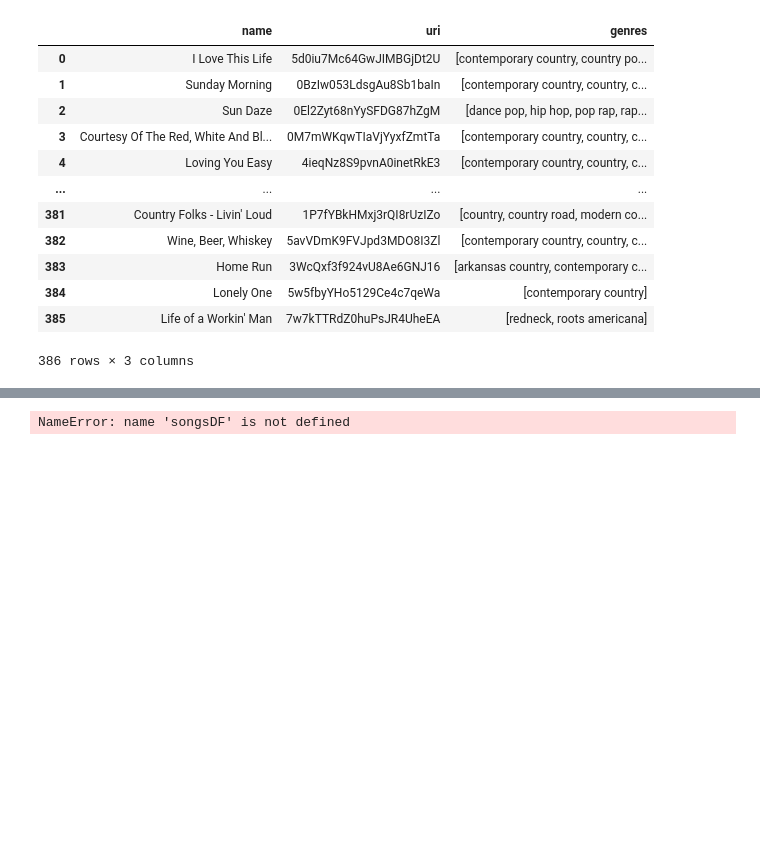
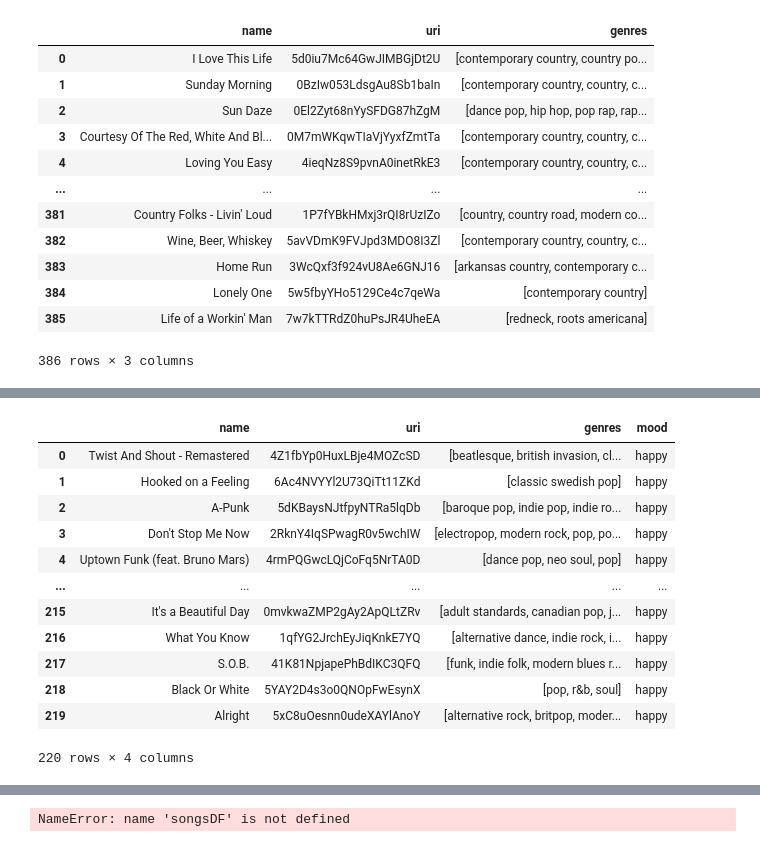
Before and after one commit to michaelmoschitto/AISongRecommender, a Jupyter notebook: AISongRecommenderMike.ipynb, the cells around one changed output, grey strips where cells are left out. Drawn from its saved outputs; the diff is of its cells as text; code cells hidden in the pictures; blank space fills up the shorter version.

```diff
--- a/AISongRecommenderMike.ipynb
+++ b/AISongRecommenderMike.ipynb
@@ -79,0 +115,19 @@ songsDF
+# %%
+happyDF1 = wrapper.getSongsFromPlaylist('4AnAUkQNrLKlJCInZGSXRO', 'Indiemono')
+happyDF1['mood'] = 'happy'
+
+happyDF1
+# %% [output]
+|  | name | uri | genres | mood |
+| 0 | Twist And Shout - Remastered | 4Z1fbYp0HuxLBje4MOZcSD | [beatlesque, british invasion, cl... | happy |
+| 1 | Hooked on a Feeling | 6Ac4NVYYl2U73QiTt11ZKd | [classic swedish pop] | happy |
+| 2 | A-Punk | 5dKBaysNJtfpyNTRa5lqDb | [baroque pop, indie pop, indie ro... | happy |
+| 3 | Don't Stop Me Now | 2RknY4IqSPwagR0v5wchIW | [electropop, modern rock, pop, po... | happy |
+| 4 | Uptown Funk (feat. Bruno Mars) | 4rmPQGwcLQjCoFq5NrTA0D | [dance pop, neo soul, pop] | happy |
+| ... | ... | ... | ... | ... |
+| 215 | It's a Beautiful Day | 0mvkwaZMP2gAy2ApQLtZRv | [adult standards, canadian pop, j... | happy |
+| 216 | What You Know | 1qfYG2JrchEyJiqKnkE7YQ | [alternative dance, indie rock, i... | happy |
+| 217 | S.O.B. | 41K81NpjapePhBdIKC3QFQ | [funk, indie folk, modern blues r... | happy |
+| 218 | Black Or White | 5YAY2D4s3o0QNOpFwEsynX | [pop, r&b, soul] | happy |
+| 219 | Alright | 5xC8uOesnn0udeXAYlAnoY | [alternative rock, britpop, moder... | happy |
+220 rows × 4 columns
```
Also changed, not shown: parts of 14 cells of this notebook, 7 other files.
